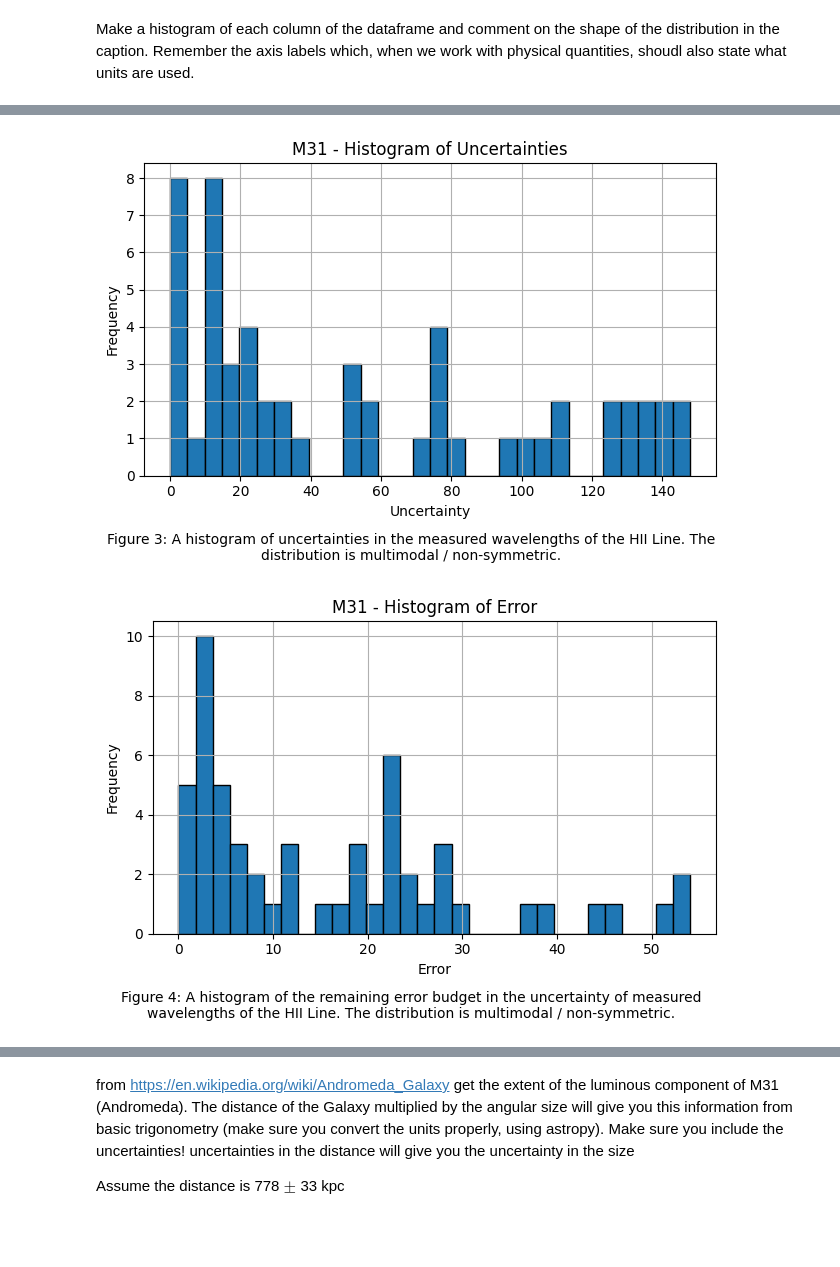
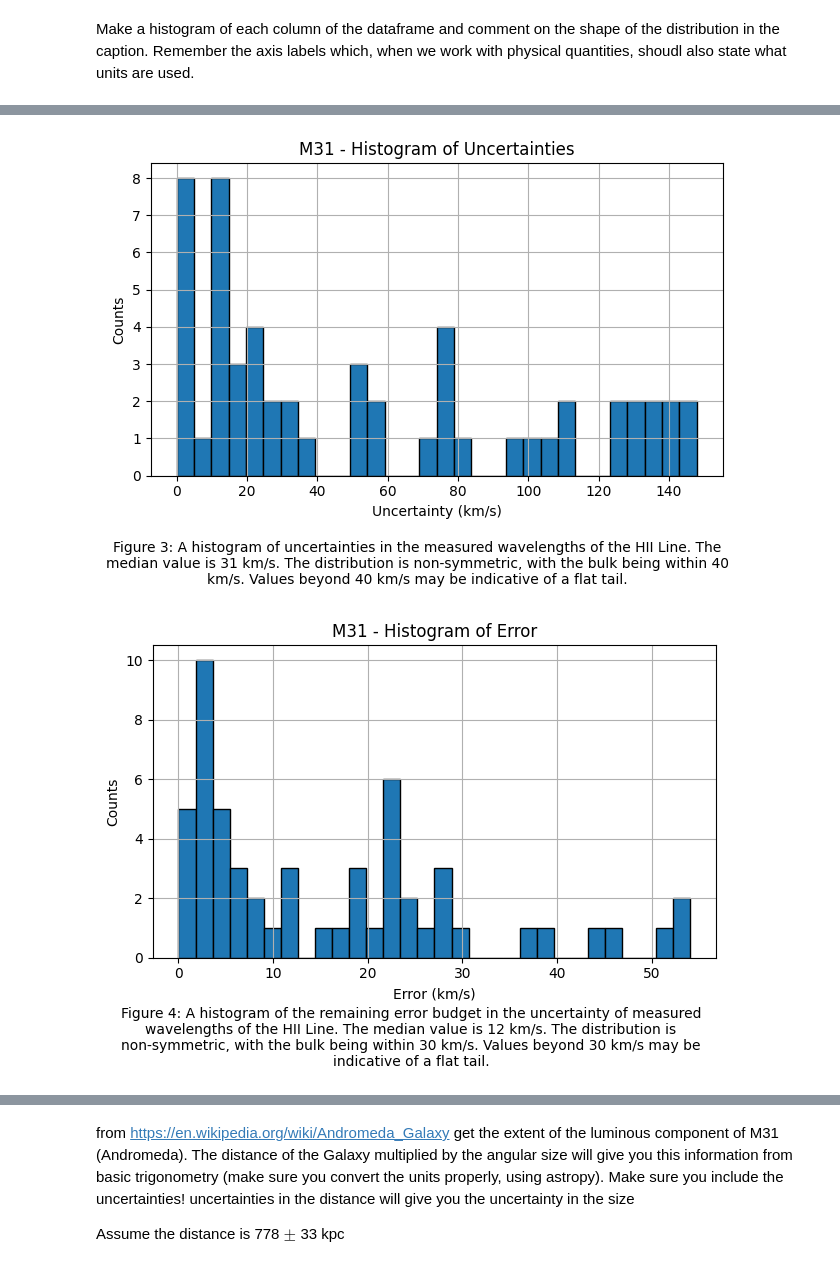
Before and after one commit to jarrodsb/DSPS_JBieber, a Jupyter notebook: HW4/Solution_MWrotCurve.ipynb, the cells around one changed output, grey strips where cells are left out. Drawn from its saved outputs; the diff is of its cells as text; code cells hidden in the pictures; blank space fills up the shorter version.

```diff
--- a/HW4/Solution_MWrotCurve.ipynb
+++ b/HW4/Solution_MWrotCurve.ipynb
@@ -185,25 +185,25 @@ plt.tight_layout(rect=[0, 0.15, 1, 1])
 # %%
-caption = "Figure 3: A histogram of uncertainties in the measured wavelengths of the HII Line. The distribution is multimodal / non-symmetric."
+caption = "Figure 3: A histogram of uncertainties in the measured wavelengths of the HII Line. The median value is 31 km/s. The distribution is non-symmetric, with the bulk being within 40 km/s. Values beyond 40 km/s may be indicative of a flat tail."
 
 plt.hist(m31["dv"], bins=30, edgecolor='black', log=False)
 plt.title("M31 - Histogram of Uncertainties")
-plt.xlabel("Uncertainty")
-plt.ylabel("Frequency")
+plt.xlabel("Uncertainty (km/s)")
+plt.ylabel("Counts")
 plt.grid()
-plt.figtext(0.5, 0.1, caption, ha='center', fontsize=10, wrap=True)
+plt.figtext(0.5, 0.05, caption, ha='center', fontsize=10, wrap=True)
 plt.tight_layout(rect=[0, 0.15, 1, 1])
 # %% [output]
-[figure, old version]
+[figure, new version]
 # %%
-caption = "Figure 4: A histogram of the remaining error budget in the uncertainty of measured wavelengths of the HII Line. The distribution is multimodal / non-symmetric."
+caption = "Figure 4: A histogram of the remaining error budget in the uncertainty of measured wavelengths of the HII Line. The median value is 12 km/s. The distribution is non-symmetric, with the bulk being within 30 km/s. Values beyond 30 km/s may be indicative of a flat tail."
 
 plt.hist(m31["err"], bins=30, edgecolor='black', log=False)
 plt.title("M31 - Histogram of Error")
-plt.xlabel("Error")
-plt.ylabel("Frequency")
+plt.xlabel("Error (km/s)")
+plt.ylabel("Counts")
 plt.grid()
-plt.figtext(0.5, 0.1, caption, ha='center', fontsize=10, wrap=True)
+plt.figtext(0.5, 0.05, caption, ha='center', fontsize=10, wrap=True)
 plt.tight_layout(rect=[0, 0.15, 1, 1])
 # %% [output]
-[figure, old version]
+[figure, new version]
 # %%
```
Also changed, not shown: parts of 8 cells of this notebook.
